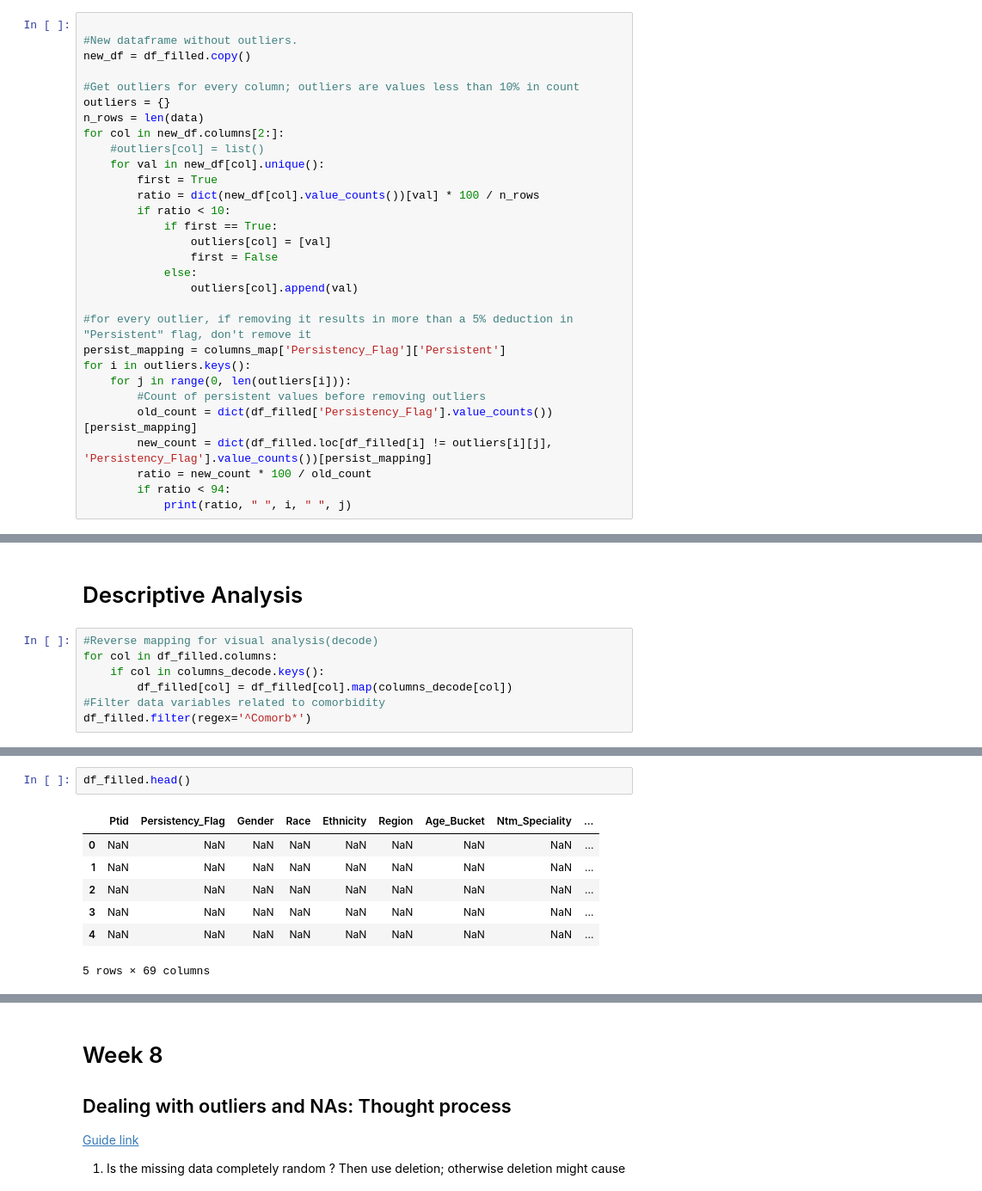
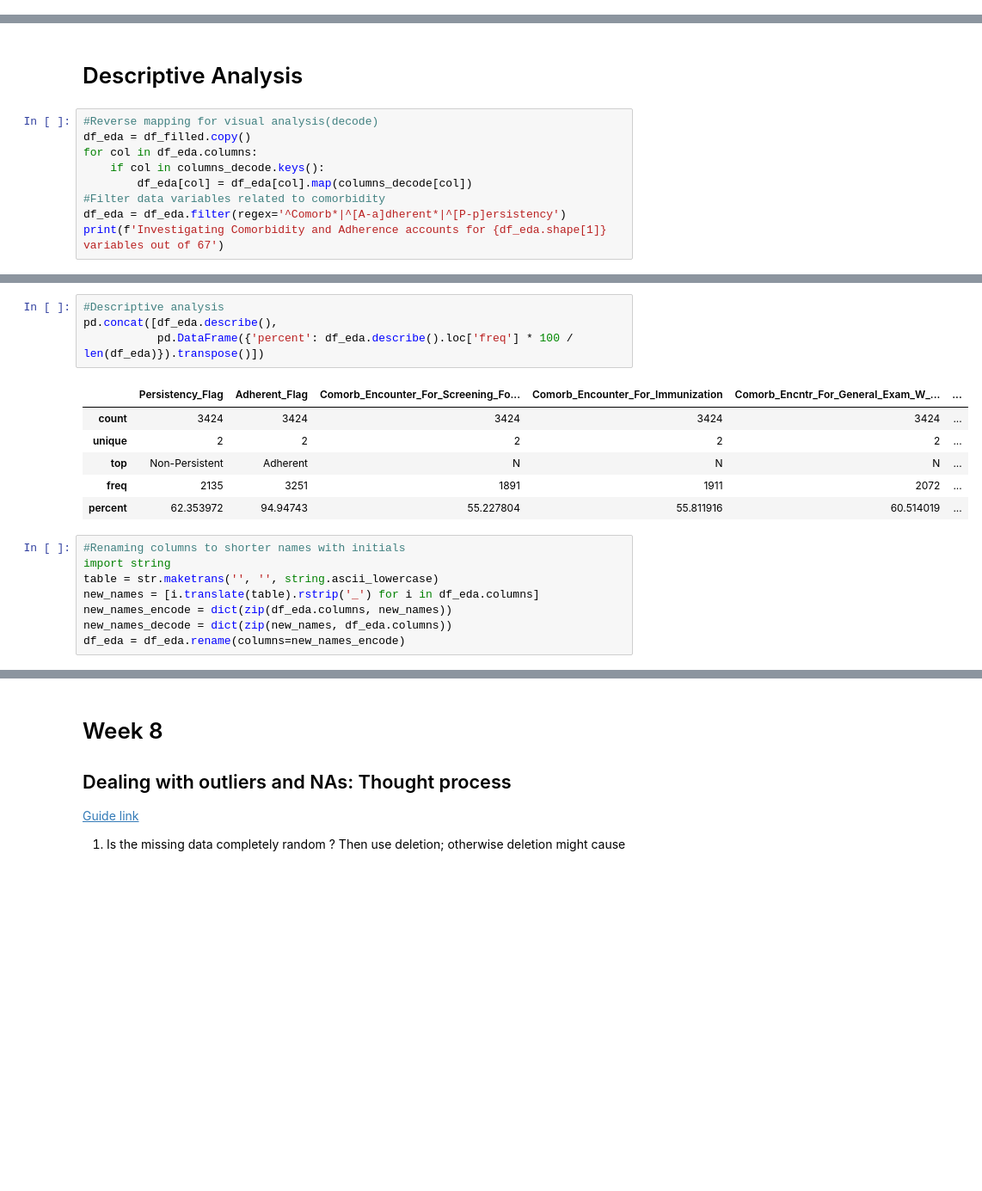
Before and after one commit to Omar-Safwat/HealthCare_project, a Jupyter notebook: Omar-Findings/Omar-Findings.ipynb, the cells around one changed output, grey strips where cells are left out. Shown at 86% size. Saved outputs shown, nothing was run; the diff lists cells and outputs as text; blank space fills up the shorter version.

Commit message:
comorb. Qualitative EDA

```diff
--- a/Omar-Findings/Omar-Findings.ipynb
+++ b/Omar-Findings/Omar-Findings.ipynb
@@ -109,33 +99,3 @@ df_filled.isna().any().any()
 False
 # %% [markdown]
 # Outlier detection
-# %%
-
-#New dataframe without outliers.
-new_df = df_filled.copy()
-
-#Get outliers for every column; outliers are values less than 10% in count
-outliers = {}
-n_rows = len(data)
-for col in new_df.columns[2:]:
-    #outliers[col] = list()
-    for val in new_df[col].unique():
-        first = True
-        ratio = dict(new_df[col].value_counts())[val] * 100 / n_rows
-        if ratio < 10:
-            if first == True:
-                outliers[col] = [val]
-                first = False
-            else:
-                outliers[col].append(val)
-
-#for every outlier, if removing it results in more than a 5% deduction in "Persistent" flag, don't remove it
-persist_mapping = columns_map['Persistency_Flag']['Persistent']
-for i in outliers.keys():
-    for j in range(0, len(outliers[i])):
-        #Count of persistent values before removing outliers
-        old_count = dict(df_filled['Persistency_Flag'].value_counts())[persist_mapping]
-        new_count = dict(df_filled.loc[df_filled[i] != outliers[i][j], 'Persistency_Flag'].value_counts())[persist_mapping]
-        ratio = new_count * 100 / old_count
-        if ratio < 94:
-            print(ratio, " ", i, " ", j)
@@ -143,9 +133,11 @@ for i in outliers.keys():
 # Descriptive Analysis
 # %%
 #Reverse mapping for visual analysis(decode)
-for col in df_filled.columns:
+df_eda = df_filled.copy()
+for col in df_eda.columns:
     if col in columns_decode.keys():
-        df_filled[col] = df_filled[col].map(columns_decode[col])
+        df_eda[col] = df_eda[col].map(columns_decode[col])
 #Filter data variables related to comorbidity
-df_filled.filter(regex='^Comorb*')
+df_eda = df_eda.filter(regex='^Comorb*|^[A-a]dherent*|^[P-p]ersistency')
+print(f'Investigating Comorbidity and Adherence accounts for {df_eda.shape[1]} variables out of 67')
 # %% [output]
@@ -165,10 +145,19 @@ df_filled.filter(regex='^Comorb*')
 # %%
-df_filled.head()
+#Descriptive analysis
+pd.concat([df_eda.describe(),
+           pd.DataFrame({'percent': df_eda.describe().loc['freq'] * 100 / len(df_eda)}).transpose()])
 # %% [output]
-|  | Ptid | Persistency_Flag | Gender | Race | Ethnicity | Region | Age_Bucket | Ntm_Speciality | ... |
-| 0 | NaN | NaN | NaN | NaN | NaN | NaN | NaN | NaN | ... |
-| 1 | NaN | NaN | NaN | NaN | NaN | NaN | NaN | NaN | ... |
-| 2 | NaN | NaN | NaN | NaN | NaN | NaN | NaN | NaN | ... |
-| 3 | NaN | NaN | NaN | NaN | NaN | NaN | NaN | NaN | ... |
-| 4 | NaN | NaN | NaN | NaN | NaN | NaN | NaN | NaN | ... |
+|  | Persistency_Flag | Adherent_Flag | Comorb_Encounter_For_Screening_Fo... | Comorb_Encounter_For_Immunization | Comorb_Encntr_For_General_Exam_W_... | ... |
+| count | 3424 | 3424 | 3424 | 3424 | 3424 | ... |
+| unique | 2 | 2 | 2 | 2 | 2 | ... |
+| top | Non-Persistent | Adherent | N | N | N | ... |
+| freq | 2135 | 3251 | 1891 | 1911 | 2072 | ... |
+| percent | 62.353972 | 94.94743 | 55.227804 | 55.811916 | 60.514019 | ... |
-5 rows × 69 columns
+# %%
+#Renaming columns to shorter names with initials
+import string
+table = str.maketrans('', '', string.ascii_lowercase)
+new_names = [i.translate(table).rstrip('_') for i in df_eda.columns]
+new_names_encode = dict(zip(df_eda.columns, new_names))
+new_names_decode = dict(zip(new_names, df_eda.columns))
+df_eda = df_eda.rename(columns=new_names_encode)
```
Also changed, not shown: parts of 9 cells of this notebook.
